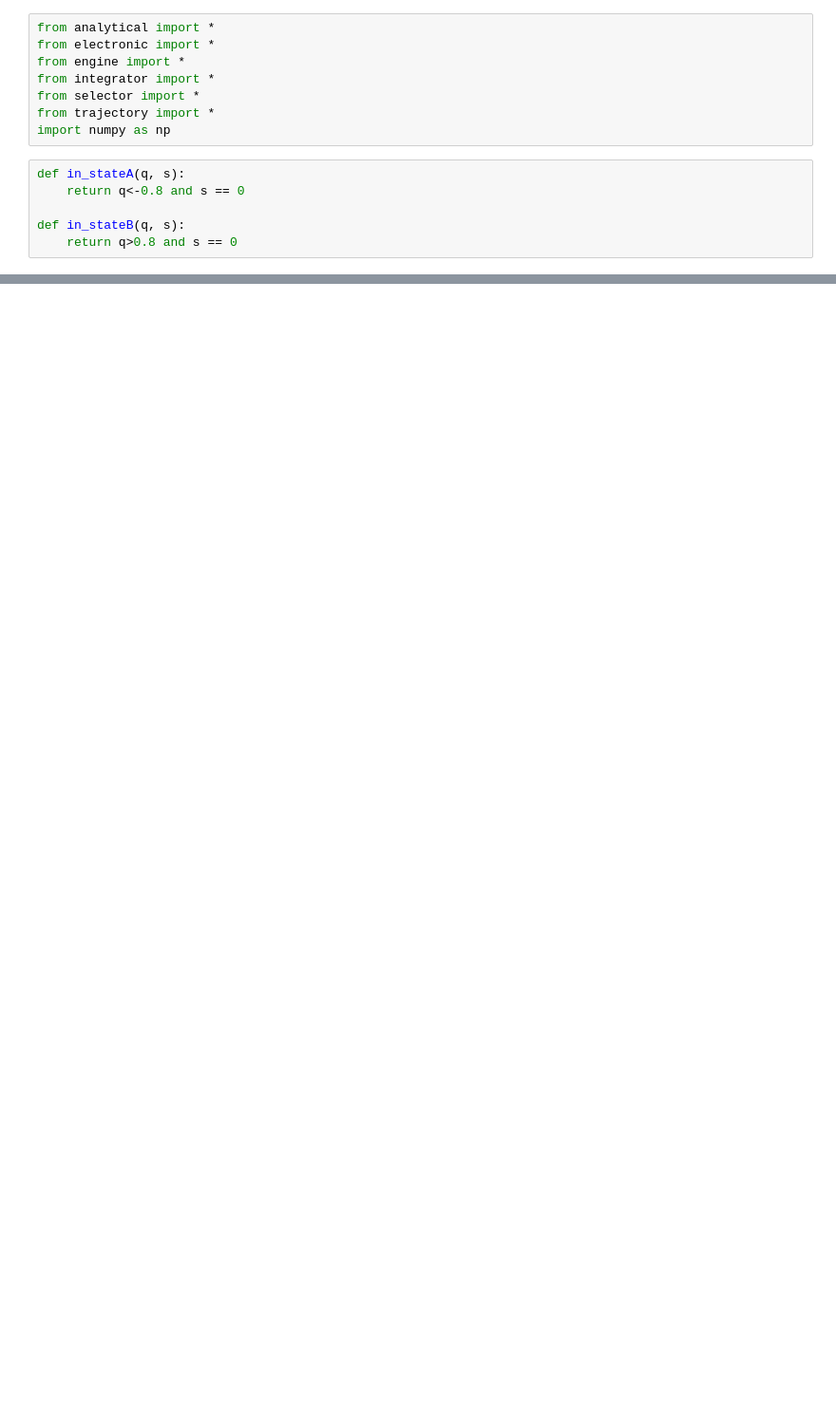
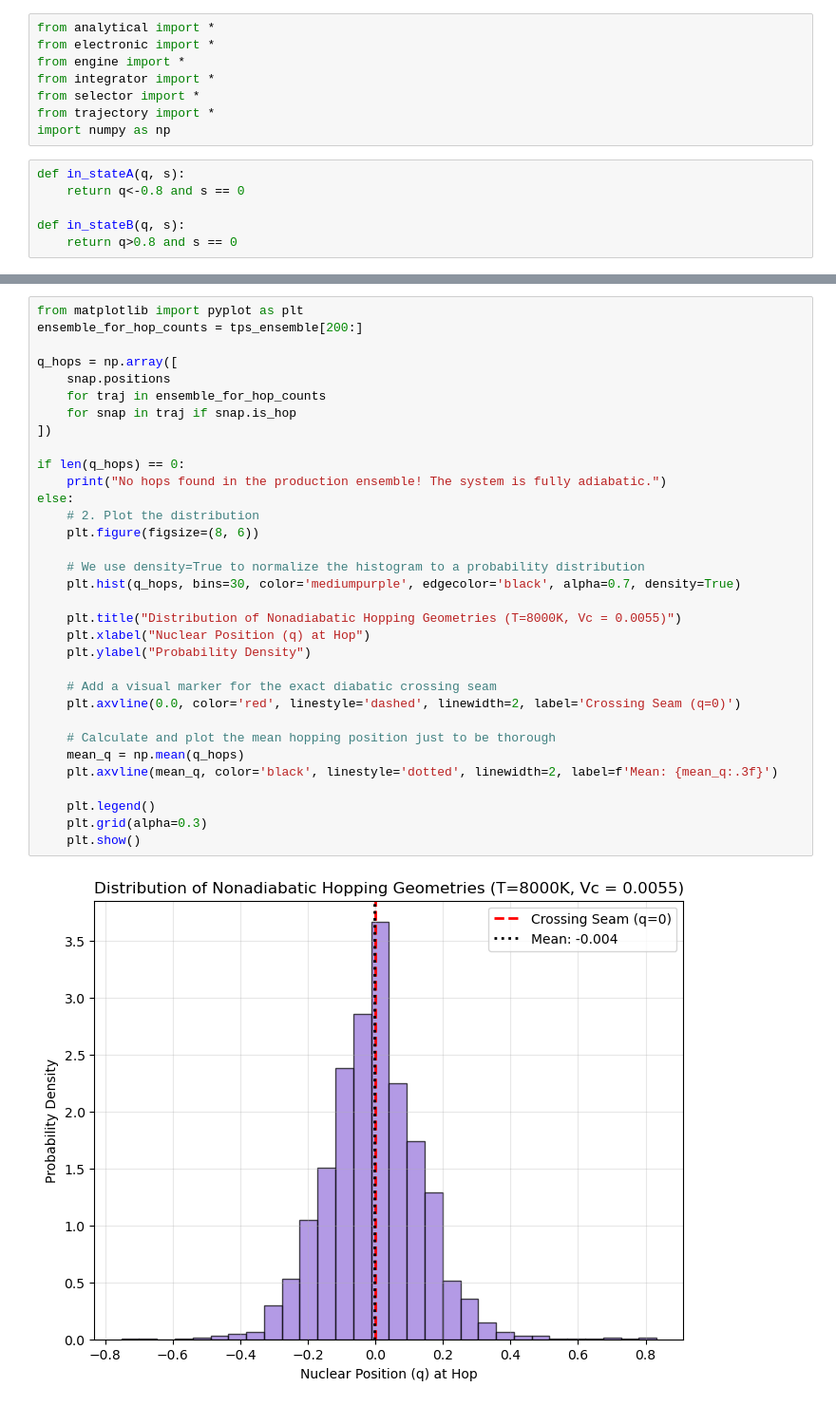
Before and after one commit to Chikakoyanagida/NATPS, a Jupyter notebook: TPS_test.ipynb, the cells around one changed output, grey strips where cells are left out. Shown at 95% size. Drawn from its saved outputs; the diff is of its cells as text; blank space fills up the shorter version.

```diff
--- a/TPS_test.ipynb
+++ b/TPS_test.ipynb
@@ -196,0 +220,35 @@ plt.show()
+# %%
+from matplotlib import pyplot as plt
+ensemble_for_hop_counts = tps_ensemble[200:]
+
+q_hops = np.array([
+    snap.positions
+    for traj in ensemble_for_hop_counts
+    for snap in traj if snap.is_hop
+])
+
+if len(q_hops) == 0:
+    print("No hops found in the production ensemble! The system is fully adiabatic.")
+else:
+    # 2. Plot the distribution
+    plt.figure(figsize=(8, 6))
+
+    # We use density=True to normalize the histogram to a probability distribution
+    plt.hist(q_hops, bins=30, color='mediumpurple', edgecolor='black', alpha=0.7, density=True)
+
+    plt.title("Distribution of Nonadiabatic Hopping Geometries (T=8000K, Vc = 0.0055)")
+    plt.xlabel("Nuclear Position (q) at Hop")
+    plt.ylabel("Probability Density")
+
+    # Add a visual marker for the exact diabatic crossing seam
+    plt.axvline(0.0, color='red', linestyle='dashed', linewidth=2, label='Crossing Seam (q=0)')
+
+    # Calculate and plot the mean hopping position just to be thorough
+    mean_q = np.mean(q_hops)
+    plt.axvline(mean_q, color='black', linestyle='dotted', linewidth=2, label=f'Mean: {mean_q:.3f}')
+
+    plt.legend()
+    plt.grid(alpha=0.3)
+    plt.show()
+# %% [output]
+[figure, added]
```
Also changed, not shown: parts of 7 cells of this notebook, 4 other files.
